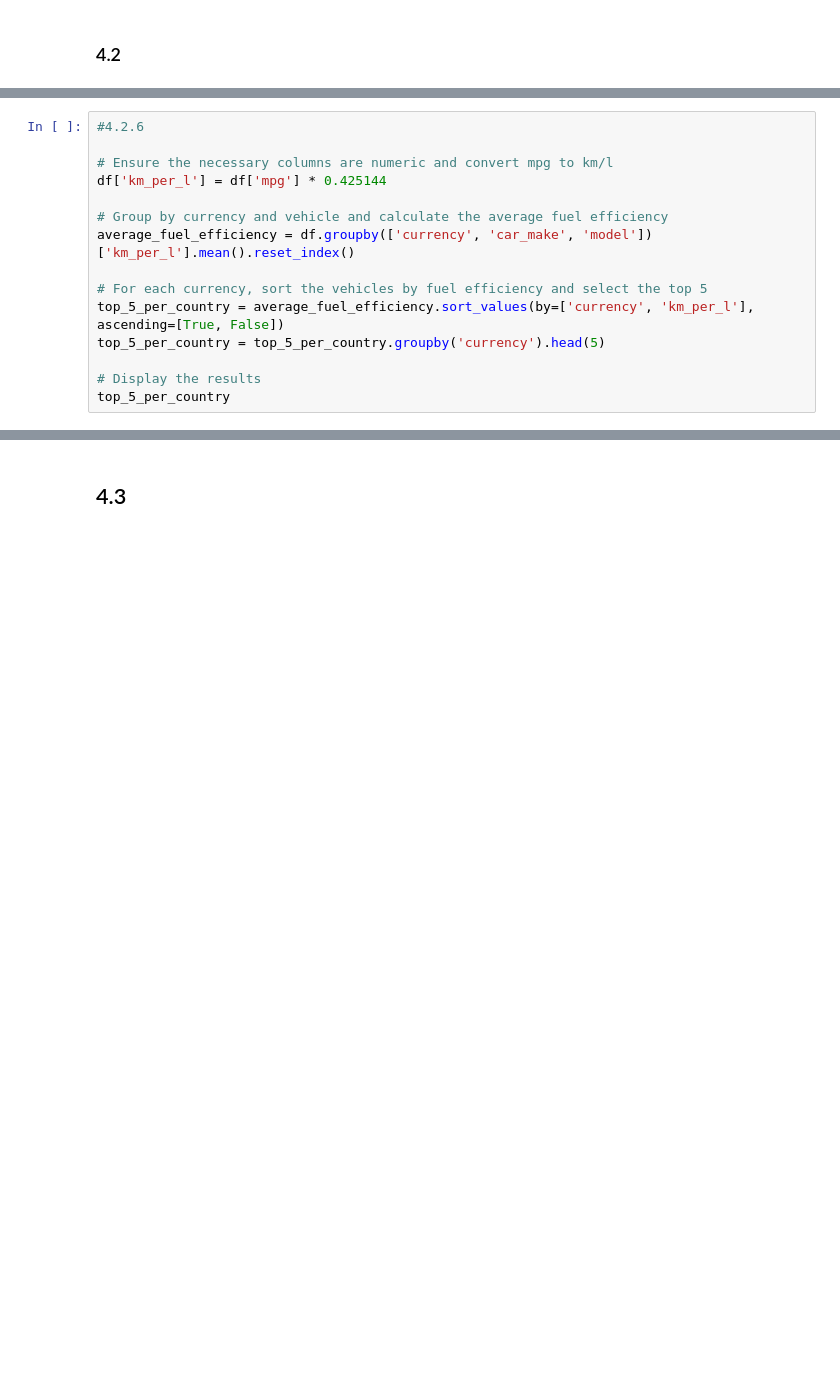
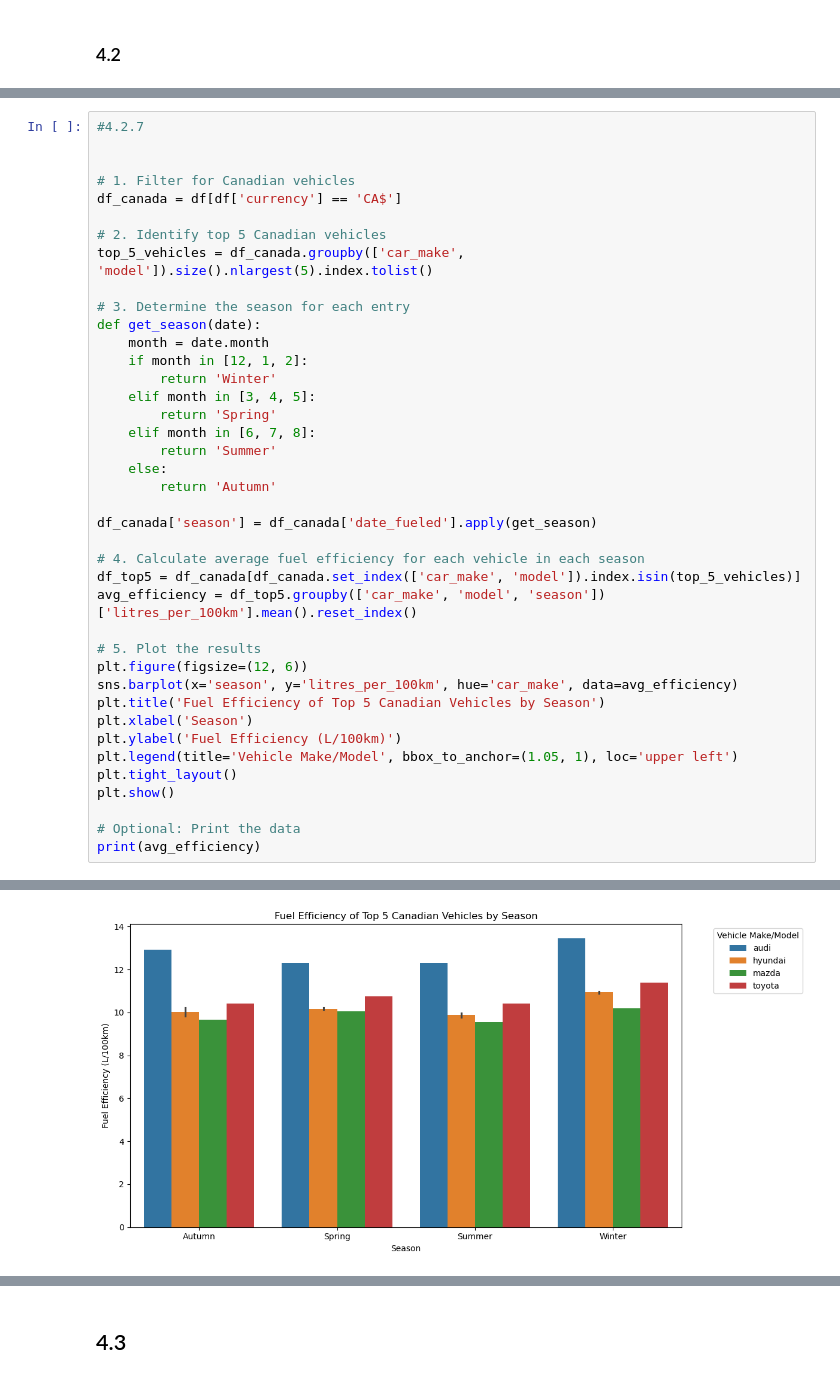
Before and after one commit to TumiJourdan/IDVE-Assignments, a Jupyter notebook: Assignment 1/main.ipynb, the cells around one changed output, grey strips where cells are left out. Drawn from its saved outputs; the diff is of its cells as text; blank space fills up the shorter version.

```diff
--- a/Assignment 1/main.ipynb
+++ b/Assignment 1/main.ipynb
@@ -1076,15 +1088,0 @@ fuel_efficiency
-# %%
-#4.2.6
-
-# Ensure the necessary columns are numeric and convert mpg to km/l
-df['km_per_l'] = df['mpg'] * 0.425144
-
-# Group by currency and vehicle and calculate the average fuel efficiency
-average_fuel_efficiency = df.groupby(['currency', 'car_make', 'model'])['km_per_l'].mean().reset_index()
-
-# For each currency, sort the vehicles by fuel efficiency and select the top 5
-top_5_per_country = average_fuel_efficiency.sort_values(by=['currency', 'km_per_l'], ascending=[True, False])
-top_5_per_country = top_5_per_country.groupby('currency').head(5)
-
-# Display the results
-top_5_per_country
@@ -1162,0 +1168,41 @@ plt.show()
+# %%
+#4.2.7
+
+
+# 1. Filter for Canadian vehicles
+df_canada = df[df['currency'] == 'CA$']
+
+# 2. Identify top 5 Canadian vehicles
+top_5_vehicles = df_canada.groupby(['car_make', 'model']).size().nlargest(5).index.tolist()
+
+# 3. Determine the season for each entry
+def get_season(date):
+    month = date.month
+    if month in [12, 1, 2]:
+        return 'Winter'
+    elif month in [3, 4, 5]:
+        return 'Spring'
+    elif month in [6, 7, 8]:
+        return 'Summer'
+    else:
+        return 'Autumn'
+
+df_canada['season'] = df_canada['date_fueled'].apply(get_season)
+
+# 4. Calculate average fuel efficiency for each vehicle in each season
+df_top5 = df_canada[df_canada.set_index(['car_make', 'model']).index.isin(top_5_vehicles)]
+avg_efficiency = df_top5.groupby(['car_make', 'model', 'season'])['litres_per_100km'].mean().reset_index()
+
+# 5. Plot the results
+plt.figure(figsize=(12, 6))
+sns.barplot(x='season', y='litres_per_100km', hue='car_make', data=avg_efficiency)
+plt.title('Fuel Efficiency of Top 5 Canadian Vehicles by Season')
+plt.xlabel('Season')
+plt.ylabel('Fuel Efficiency (L/100km)')
+plt.legend(title='Vehicle Make/Model', bbox_to_anchor=(1.05, 1), loc='upper left')
+plt.tight_layout()
+plt.show()
+
+# Optional: Print the data
+print(avg_efficiency)
+# %% [output]
@@ -1162,0 +1214 @@ plt.show()
+[figure, added]
```
Also changed, not shown: parts of 29 cells of this notebook.
